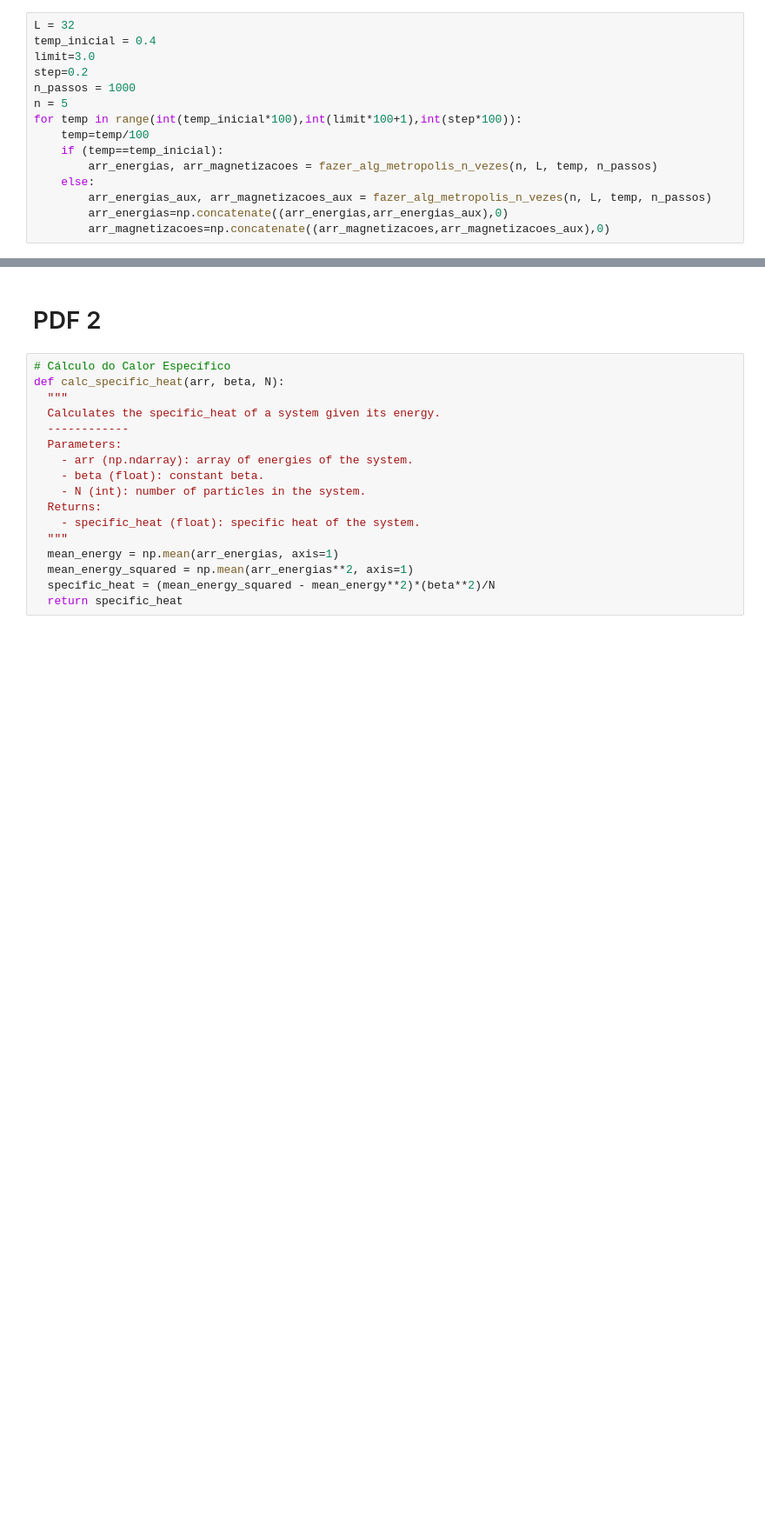
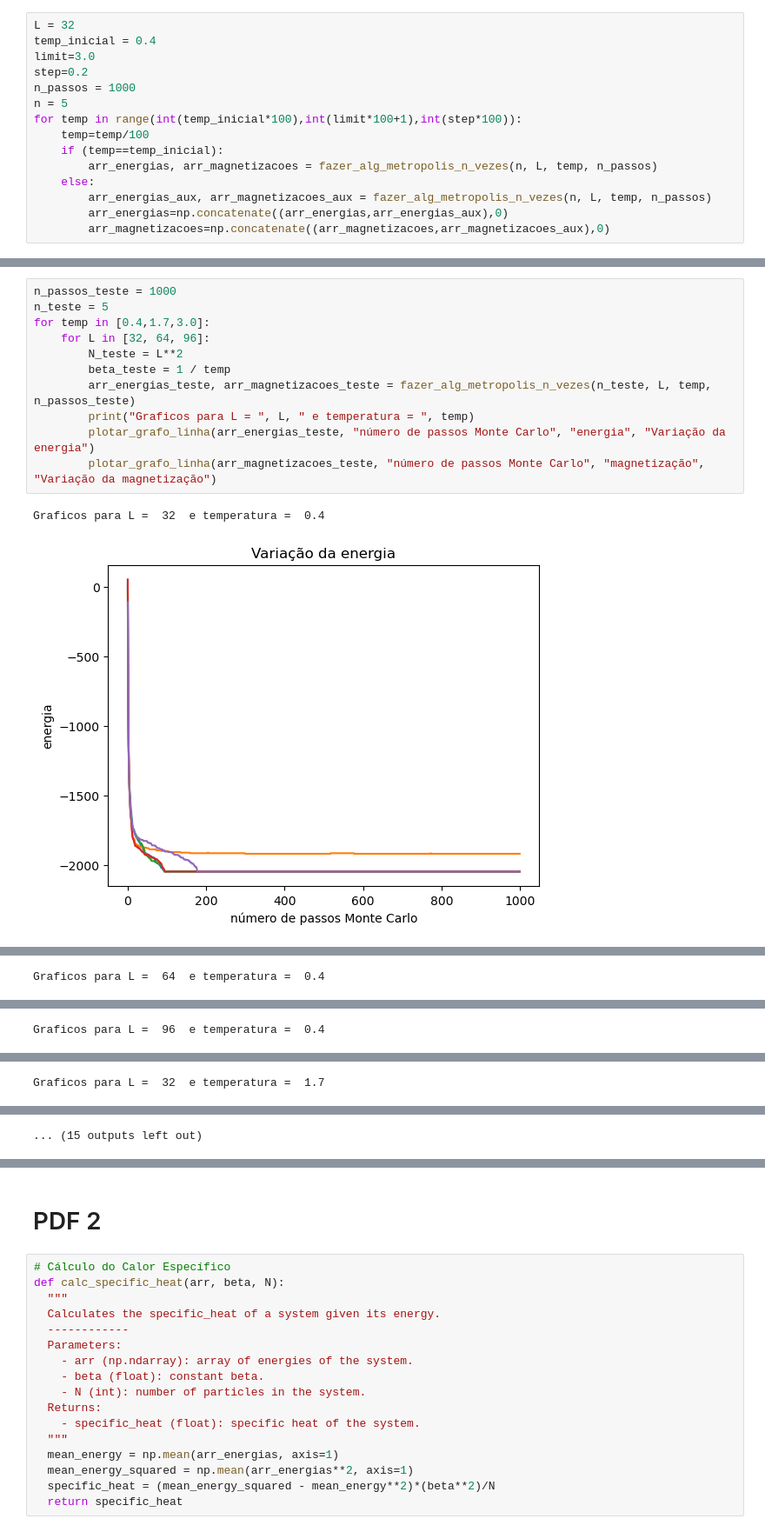
Before and after one commit to gabrielliman/Ising-Model, a Jupyter notebook: IFC_IsingModel.ipynb, the cells around one changed output, grey strips where cells are left out. Shown at 87% size. Cells and saved outputs as stored; diff of their text form; blank space fills up the shorter version.

```diff
--- a/IFC_IsingModel.ipynb
+++ b/IFC_IsingModel.ipynb
@@ -203,0 +219,14 @@ for i in range(0,arr_energias.shape[0],n):
+# %%
+n_passos_teste = 1000
+n_teste = 5
+for temp in [0.4,1.7,3.0]:
+    for L in [32, 64, 96]:
+        N_teste = L**2
+        beta_teste = 1 / temp
+        arr_energias_teste, arr_magnetizacoes_teste = fazer_alg_metropolis_n_vezes(n_teste, L, temp, n_passos_teste)
+        print("Graficos para L = ", L, " e temperatura = ", temp)
+        plotar_grafo_linha(arr_energias_teste, "número de passos Monte Carlo", "energia", "Variação da energia")
+        plotar_grafo_linha(arr_magnetizacoes_teste, "número de passos Monte Carlo", "magnetização", "Variação da magnetização")
+# %% [output]
+Graficos para L =  32  e temperatura =  0.4
+[figure, added]
@@ -203,0 +234 @@ for i in range(0,arr_energias.shape[0],n):
+Graficos para L =  64  e temperatura =  0.4
@@ -203,0 +237 @@ for i in range(0,arr_energias.shape[0],n):
+Graficos para L =  96  e temperatura =  0.4
@@ -203,0 +240 @@ for i in range(0,arr_energias.shape[0],n):
+Graficos para L =  32  e temperatura =  1.7
@@ -203,0 +243 @@ for i in range(0,arr_energias.shape[0],n):
+... (15 outputs left out)
```
Also changed, not shown: parts of 22 cells of this notebook, 1 other file.
